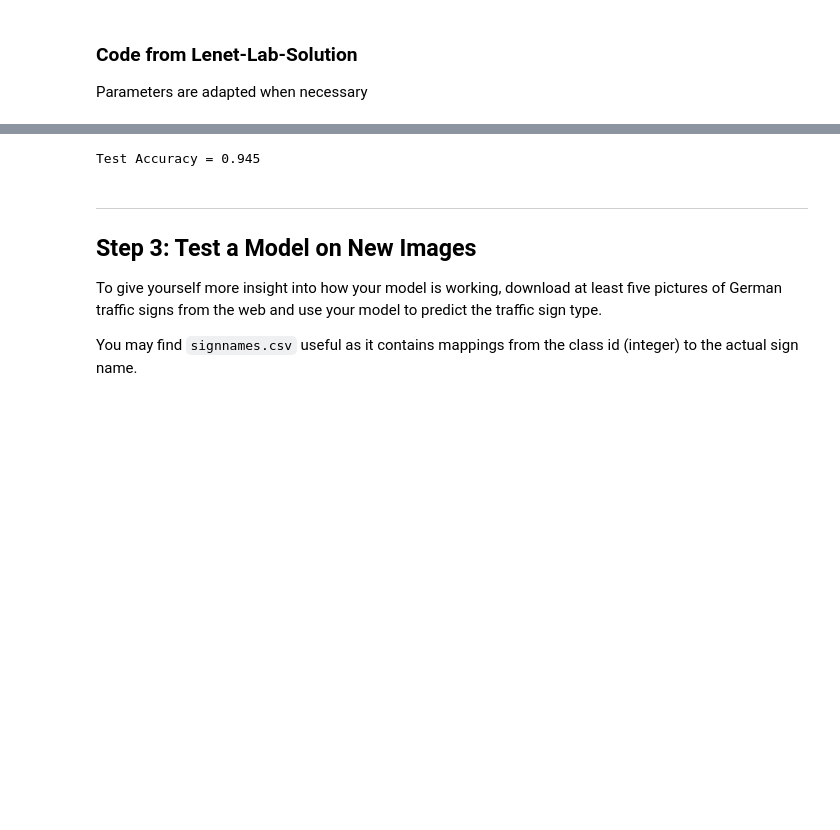
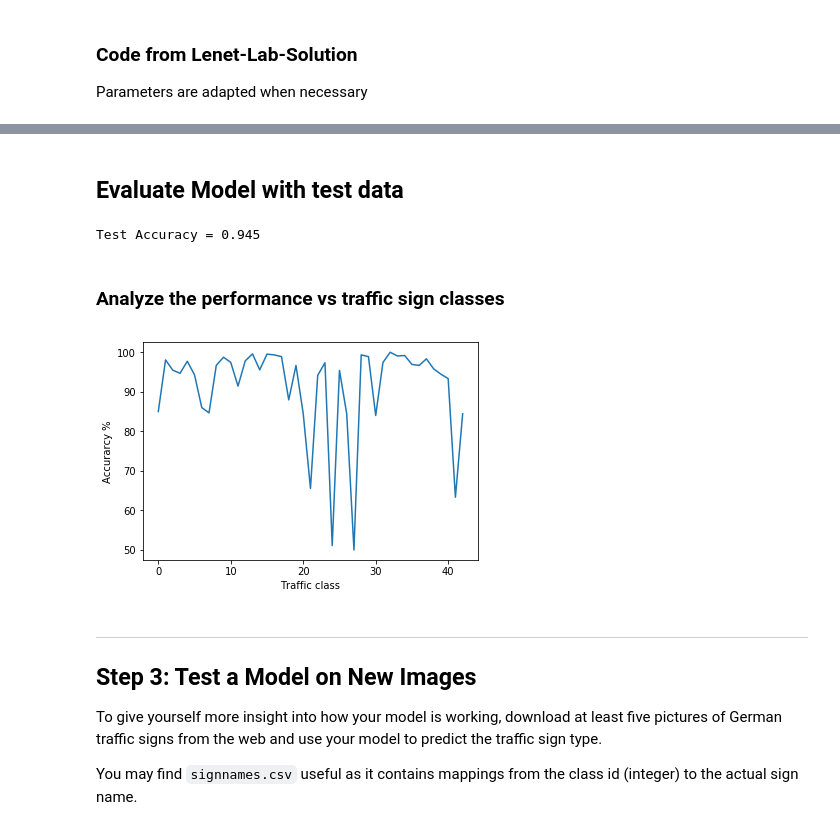
Before and after one commit to etendue/CarND-Traffic-Sign-Classifier-Project, a Jupyter notebook: Traffic_Sign_Classifier.ipynb, the cells around one changed output, grey strips where cells are left out. Saved outputs shown, nothing was run; the diff lists cells and outputs as text; code cells hidden in the pictures; blank space fills up the shorter version.

```diff
--- a/Traffic_Sign_Classifier.ipynb
+++ b/Traffic_Sign_Classifier.ipynb
@@ -314,5 +327,7 @@ Validation Accuracy = 0.969
 
 Model saved
+# %% [markdown]
+## Evaluate Model with test data
 # %%
 # Evaluate Model with test set
 with tf.Session() as sess:
@@ -322,6 +337,21 @@ with tf.Session() as sess:
     print("Test Accuracy = {:.3f}".format(test_accuracy))
 # %% [output]
 Test Accuracy = 0.945
+# %% [markdown]
+### Analyze the performance vs traffic sign classes
+# %%
+# Evaluate Model with test set
+with tf.Session() as sess:
+    saver.restore(sess, tf.train.latest_checkpoint('.'))
+
+    test_accuracies = evaluate_more(X_test, y_test)
+    fig = plt.figure()
+    plt.plot(range(43),test_accuracies *100)
+    plt.ylabel("Accurarcy %")
+    plt.xlabel("Traffic class")
+    plt.show()
+# %% [output]
+[figure, added]
 # %% [markdown]
 ---
 
```
Also changed, not shown: parts of 15 cells of this notebook.
